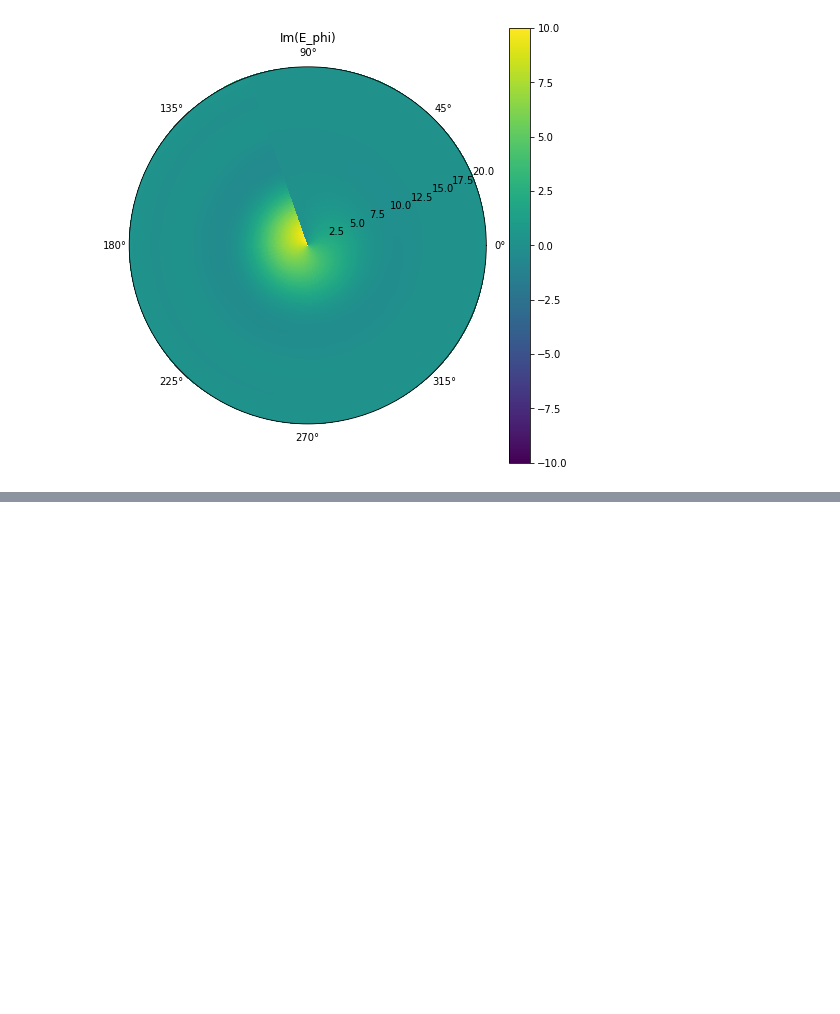
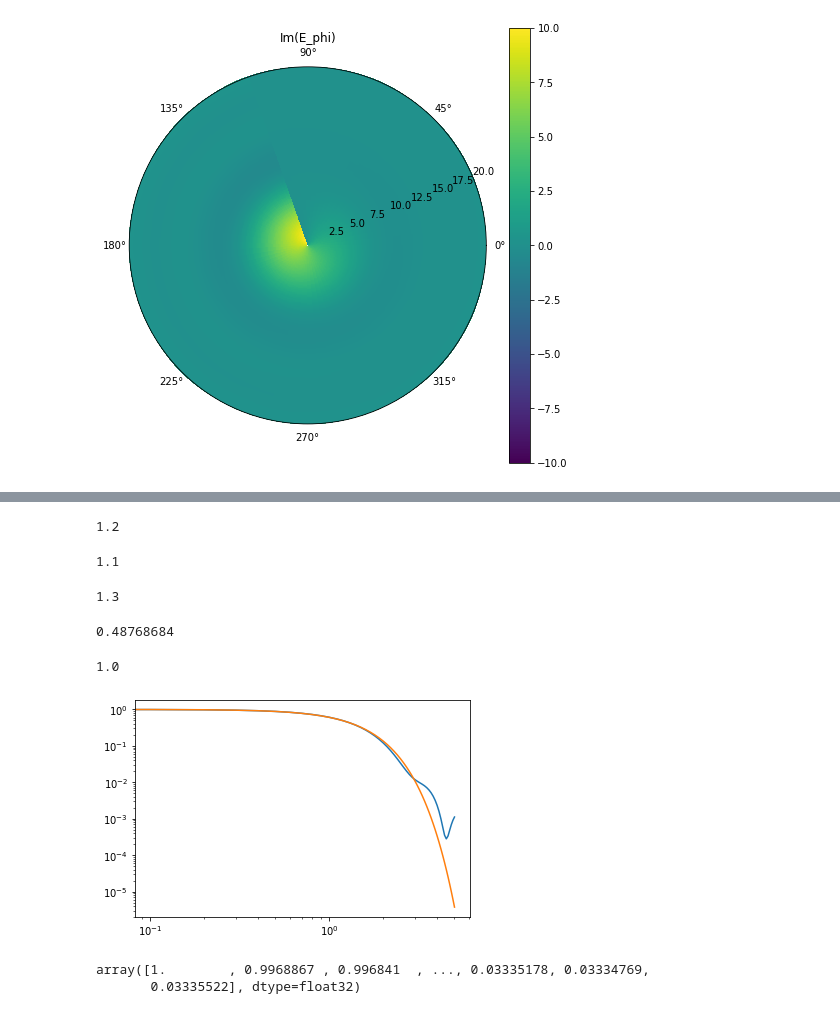
Before and after one commit to yupinghuang/sim-toolkit, a Jupyter notebook: notebooks/jonas-beam.ipynb, the cells around one changed output, grey strips where cells are left out. Cells and saved outputs as stored; diff of their text form; code cells hidden in the pictures; blank space fills up the shorter version.

```diff
--- a/notebooks/jonas-beam.ipynb
+++ b/notebooks/jonas-beam.ipynb
@@ -179,0 +186,10 @@ fig.colorbar(p)
+# %%
+beam_2_0_data = np.loadtxt(
+    '/fastpool/yuping/jonas-beams/Jonas_f=2.00.csv', delimiter=',',
+skiprows=1, dtype={'names': ('phi', 'theta', 'Xamp', 'Xph', 'Yamp', 'Yph'),
+                   'formats': ['f'] * 6})
+# %%
+cut = beam_2_0_data['phi'] == 0.
+phi_cut = beam_2_0_data['phi'][cut]
+theta_cut = beam_2_0_data['theta'][cut]
+pow_cut = beam_2_0_data['Xamp'][cut]**2
@@ -179,0 +234,32 @@ fig.colorbar(p)
+# %%
+theta_cut[12]
+# %% [output]
+1.2
+# %%
+theta_cut[11]
+# %% [output]
+1.1
+# %%
+theta_cut[13]
+# %% [output]
+1.3
+# %%
+pow_cut[12]
+# %% [output]
+0.48768684
+# %%
+pow_cut.max()
+# %% [output]
+1.0
+# %%
+plt.plot(theta_cut, pow_cut)
+plt.plot(theta_cut, np.exp(-theta_cut**2/ (2 * np.power(1.0001, 2.))))
+plt.yscale('log')
+plt.xscale('log')
+# %% [output]
+[figure, added]
+# %%
+beam_2_0_data['Xamp']
+# %% [output]
+array([1.        , 0.9968867 , 0.996841  , ..., 0.03335178, 0.03334769,
+       0.03335522], dtype=float32)
```
Also changed, not shown: parts of 37 cells of this notebook, 10 other files.
